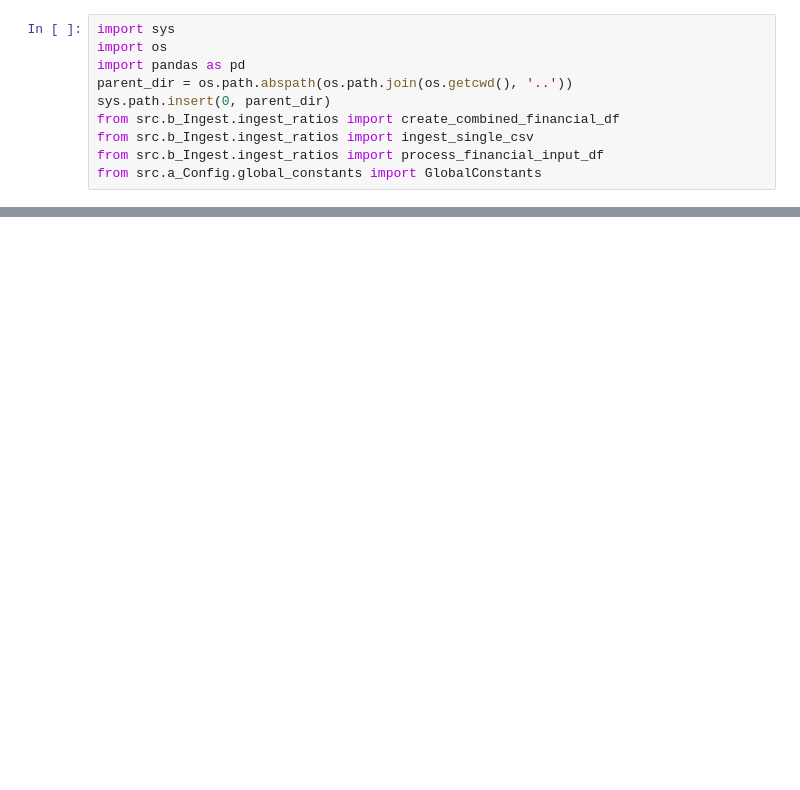
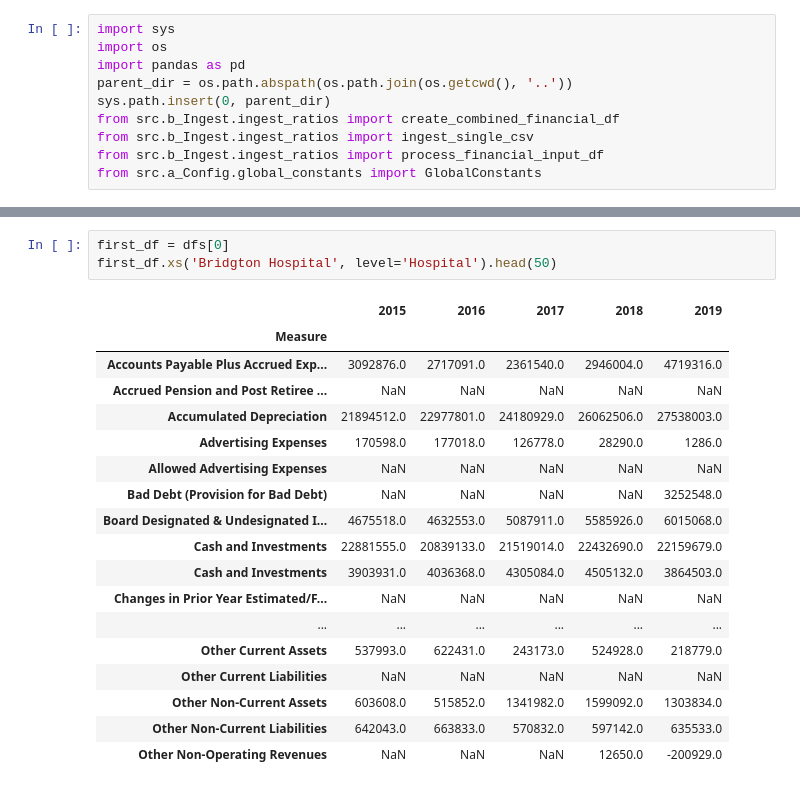
Before and after one commit to bsawyerg15/maine-hospital-fin-health, a Jupyter notebook: notebooks/ratio_testing.ipynb, the cells around one changed output, grey strips where cells are left out. Drawn from its saved outputs; the diff is of its cells as text; blank space fills up the shorter version.

```diff
--- a/notebooks/ratio_testing.ipynb
+++ b/notebooks/ratio_testing.ipynb
@@ -30,0 +59,22 @@ NameError: name 'ingest_single_csv' is not defined
+# %%
+first_df = dfs[0]
+first_df.xs('Bridgton Hospital', level='Hospital').head(50)
+# %% [output]
+|  | 2015 | 2016 | 2017 | 2018 | 2019 |
+| Measure |  |  |  |  |  |
+| Accounts Payable Plus Accrued Exp... | 3092876.0 | 2717091.0 | 2361540.0 | 2946004.0 | 4719316.0 |
+| Accrued Pension and Post Retiree ... | NaN | NaN | NaN | NaN | NaN |
+| Accumulated Depreciation | 21894512.0 | 22977801.0 | 24180929.0 | 26062506.0 | 27538003.0 |
+| Advertising Expenses | 170598.0 | 177018.0 | 126778.0 | 28290.0 | 1286.0 |
+| Allowed Advertising Expenses | NaN | NaN | NaN | NaN | NaN |
+| Bad Debt (Provision for Bad Debt) | NaN | NaN | NaN | NaN | 3252548.0 |
+| Board Designated & Undesignated I... | 4675518.0 | 4632553.0 | 5087911.0 | 5585926.0 | 6015068.0 |
+| Cash and Investments | 22881555.0 | 20839133.0 | 21519014.0 | 22432690.0 | 22159679.0 |
+| Cash and Investments | 3903931.0 | 4036368.0 | 4305084.0 | 4505132.0 | 3864503.0 |
+| Changes in Prior Year Estimated/F... | NaN | NaN | NaN | NaN | NaN |
+| ... | ... | ... | ... | ... | ... |
+| Other Current Assets | 537993.0 | 622431.0 | 243173.0 | 524928.0 | 218779.0 |
+| Other Current Liabilities | NaN | NaN | NaN | NaN | NaN |
+| Other Non-Current Assets | 603608.0 | 515852.0 | 1341982.0 | 1599092.0 | 1303834.0 |
+| Other Non-Current Liabilities | 642043.0 | 663833.0 | 570832.0 | 597142.0 | 635533.0 |
+| Other Non-Operating Revenues | NaN | NaN | NaN | 12650.0 | -200929.0 |
```
Also changed, not shown: parts of 4 cells of this notebook, 5 other files.
